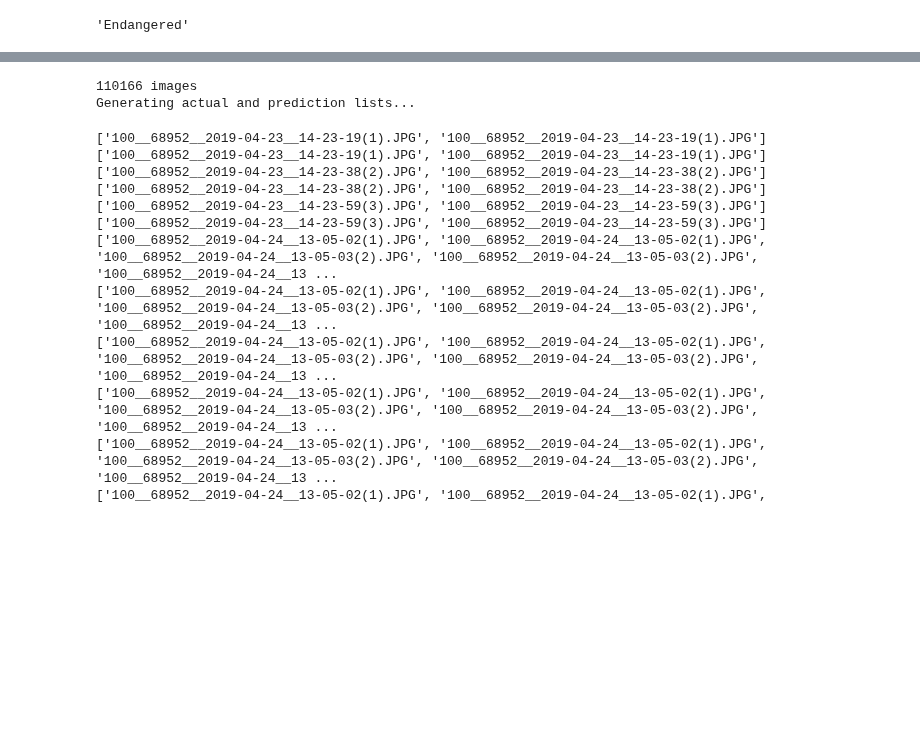
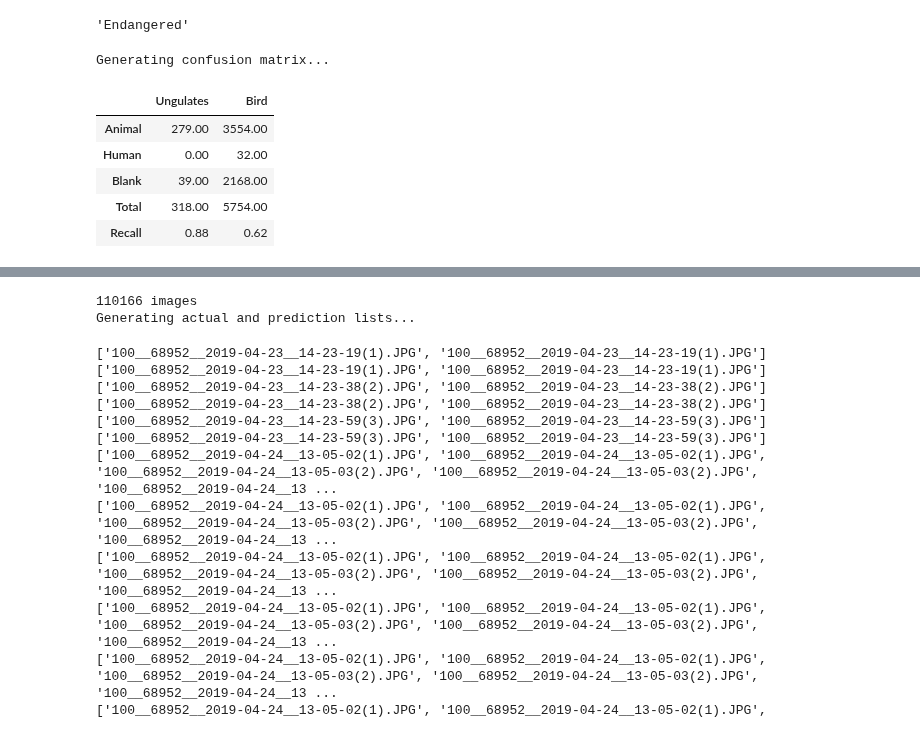
Before and after one commit to FFI-Vietnam/camtrap-tools, a Jupyter notebook: MegaDetector/confusion_matrix/02_create-confusion-matrix.ipynb, the cells around one changed output, grey strips where cells are left out. Drawn from its saved outputs; the diff is of its cells as text; code cells hidden in the pictures; blank space fills up the shorter version.

```diff
--- a/MegaDetector/confusion_matrix/02_create-confusion-matrix.ipynb
+++ b/MegaDetector/confusion_matrix/02_create-confusion-matrix.ipynb
@@ -494,3 +474,80 @@ def get_conservation_status(genus, species):
 get_conservation_status('Chrotogale', 'owstoni')
 # %% [output]
 'Endangered'
+# %%
+def create_confusion_matrix(y_actu, y_pred):
+  print('Generating confusion matrix...')
+
+  y_actu = pd.Series(y_actu, name='Actual')
+  y_pred = pd.Series(y_pred, name='Prediction')
+  df_confusion = pd.crosstab(y_pred, y_actu, rownames=['Prediction'], colnames=['Actual'], margins=True)
+
+  # collapse rows
+  confusion_matrix = pd.DataFrame(index = ['Animal', 'Human', 'Blank', 'Total', 'Recall'])
+  for col in df_confusion.columns:
+    all = df_confusion[col]['All']
+    animal = all - df_confusion[col]['Blank'] - df_confusion[col]['Human']
+    human = df_confusion[col]['Human']
+    blank = df_confusion[col]['Blank']
+    total = animal + human + blank
+    confusion_matrix[col] = [str(animal), str(human), str(blank), str(total), ''] # leave a blank cell for recall value
+
+  # lump the Murid rodent family
+  confusion_matrix['Murid'] = confusion_matrix['Murid'] + confusion_matrix['Leopoldamys'] + confusion_matrix['Maxomys']
+
+  # drop columns
+  confusion_matrix.drop(columns=['All', 'Moth', 'Bat', 'Flying Insect', 'Leopoldamys', 'Maxomys', 'Butterfly'], inplace=True)
+
+  # add recall row
+  for col in confusion_matrix.columns:
+    if col == 'Blank':
+      confusion_matrix[col][4] = round(int(confusion_matrix[col][2]) / int(confusion_matrix[col][3]), 2)
+    elif col == 'Human':
+      confusion_matrix[col][4] = round(int(confusion_matrix[col][1]) / int(confusion_matrix[col][3]), 2)
+    else:
+      confusion_matrix[col][4] = round(int(confusion_matrix[col][0]) / int(confusion_matrix[col][3]), 2)
+
+  return confusion_matrix
+
+confusion_matrix = create_confusion_matrix(y_actu_test, y_pred_test)
+# %% [output]
+Generating confusion matrix...
+# %%
+def create_confusion_matrix_by_group(confusion_matrix, species_group):
+  """
+  create a confusion matrix by species group, e.g. "ungulates", "small carnivores", "birds", "small mammals (squirrels and rats)", "primates"
+  @params species_group: dict {group_common_name: [toxonomical_level, group_scientific_name]}
+    example: {'Bird':["class", "Aves"], "Small mammals":["order", "Rodentia"]}
+  """
+  confusion_matrix_by_group = pd.DataFrame(index = ['Animal', 'Human', 'Blank', 'Total', 'Recall'])
+  for group in species_group.keys():
+    species_list = find_FFI_species_by_taxonomy(taxon_match_table,
+                                                species_group[group][0],
+                                                species_group[group][1])
+    species_list = list(set(species_list) & set(confusion_matrix.columns))
+    confusion_matrix_by_group[group] = confusion_matrix[species_list].astype('float').sum(axis = 1) # cast to int to avoid weird behaviors!
+
+  # update recall
+  for col in confusion_matrix_by_group.columns:
+    if col == 'Human':
+      confusion_matrix_by_group[col][4] = round(int(confusion_matrix_by_group[col][1]) / int(confusion_matrix_by_group[col][3]), 2)
+    else:
+      confusion_matrix_by_group[col][4] = round(int(confusion_matrix_by_group[col][0]) / int(confusion_matrix_by_group[col][3]), 2)
+  return confusion_matrix_by_group
+
+create_confusion_matrix_by_group(confusion_matrix, {'Ungulates':['order', 'Cetartiodactyla'],
+                                                    'Bird'     :['class', 'Aves'],
+                                                    'Small carnivores':[],
+                                                    'Small mammals':[],
+                                                    'Primates':[],
+                                                    'Bear':[],
+                                                    'Pangolin':[],
+                                                    'Human':[]
+                                                    })
+# %% [output]
+|  | Ungulates | Bird |
+| Animal | 279.00 | 3554.00 |
+| Human | 0.00 | 32.00 |
+| Blank | 39.00 | 2168.00 |
+| Total | 318.00 | 5754.00 |
+| Recall | 0.88 | 0.62 |
```
Also changed, not shown: parts of 16 cells of this notebook.
